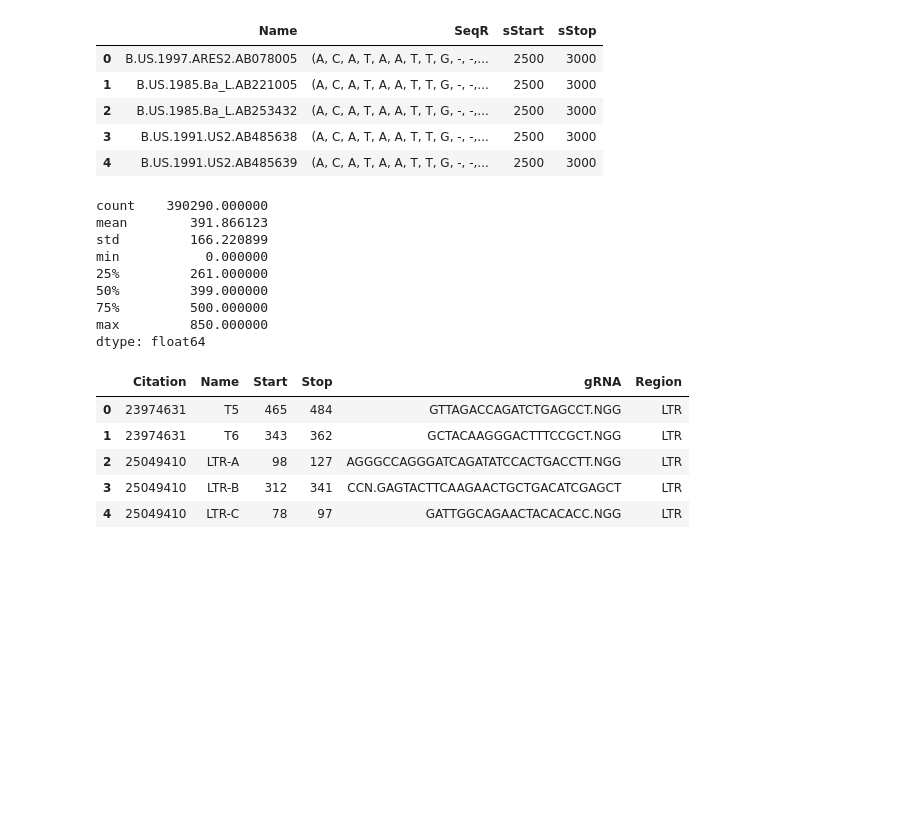
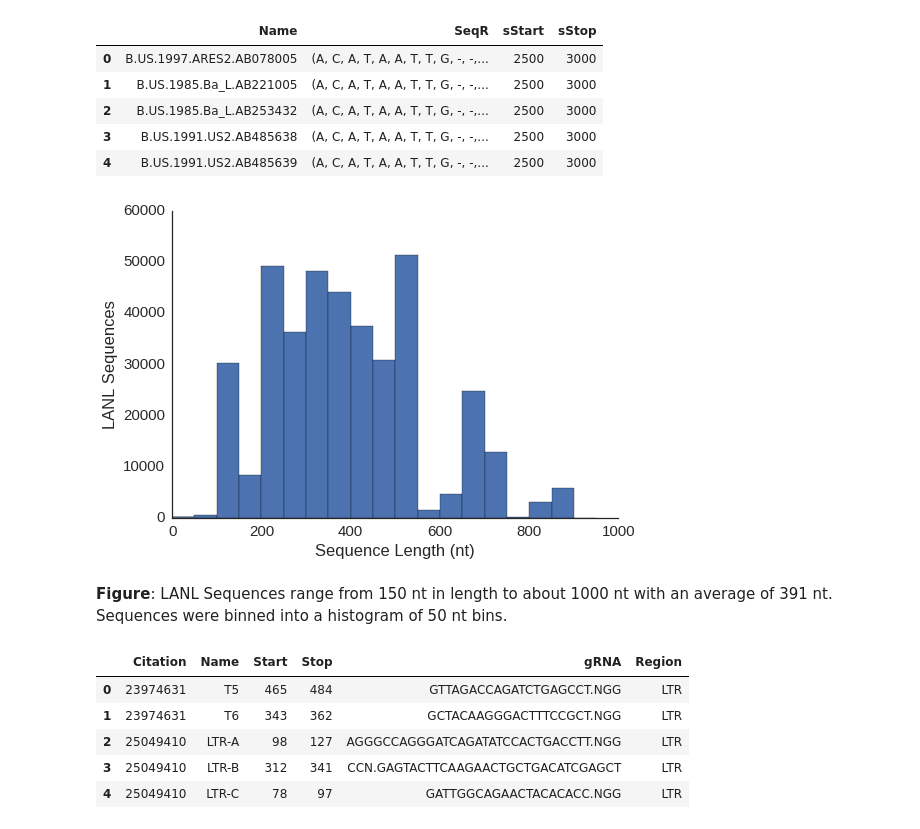
Before and after one commit to DamLabResources/hiv-crispr-review, a Jupyter notebook: SequenceProcessing.ipynb, the cells around one changed output. Saved outputs shown, nothing was run; the diff lists cells and outputs as text; code cells hidden in the pictures; blank space fills up the shorter version.

```diff
--- a/SequenceProcessing.ipynb
+++ b/SequenceProcessing.ipynb
@@ -84,18 +84,18 @@ Total sequences imported 390290
 | 2 | B.US.1985.Ba_L.AB253432 | (A, C, A, T, A, A, T, T, G, -, -,... | 2500 | 3000 |
 | 3 | B.US.1991.US2.AB485638 | (A, C, A, T, A, A, T, T, G, -, -,... | 2500 | 3000 |
 | 4 | B.US.1991.US2.AB485639 | (A, C, A, T, A, A, T, T, G, -, -,... | 2500 | 3000 |
-# %%
-(seq_df['sStart']-seq_df['sStop']).abs().describe()
-# %% [output]
-count    390290.000000
-mean        391.866123
-std         166.220899
-min           0.000000
-25%         261.000000
-50%         399.000000
-75%         500.000000
-max         850.000000
-dtype: float64
+# %%
+fig, ax = plt.subplots(1,1)
+(seq_df['sStart']-seq_df['sStop']).abs().plot(kind='hist',
+                                              bins = np.arange(0, 1000, 50),
+                                              ax=ax)
+ax.set_xlabel('Sequence Length (nt)')
+ax.set_ylabel('LANL Sequences')
+sbn.despine(ax=ax)
+# %% [output]
+[figure, added]
+# %% [markdown]
+__Figure__: LANL Sequences range from 150 nt in length to about 1000 nt with an average of 391 nt. Sequences were binned into a histogram of 50 nt bins.
 # %%
 ex_df = pd.read_excel('data/gRNAList.xlsx')
 ex_df['gRNA'] = ex_df['gRNA'].str.strip()
```
Also changed, not shown: 8 other files.
